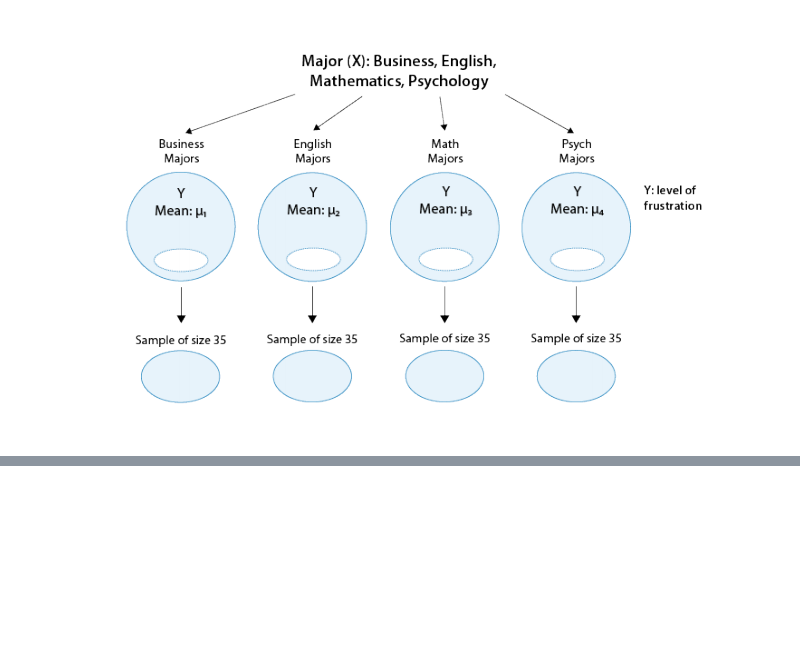
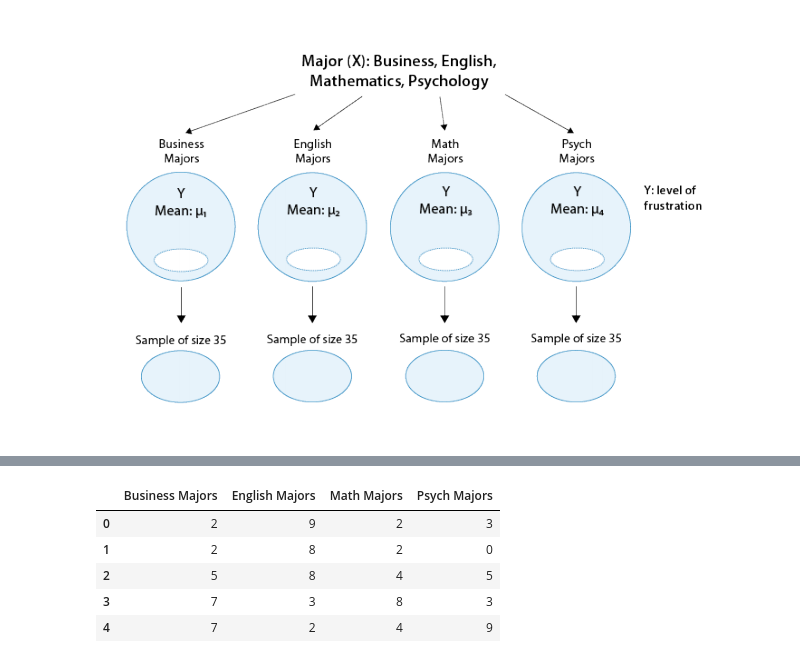
Before and after one commit to QuangThang2197/HK2, a Jupyter notebook: huong_dan_du_lieu_ANOVA.ipynb, the cells around one changed output, grey strips where cells are left out. Drawn from its saved outputs; the diff is of its cells as text; code cells hidden in the pictures; blank space fills up the shorter version.

```diff
--- a/huong_dan_du_lieu_ANOVA.ipynb
+++ b/huong_dan_du_lieu_ANOVA.ipynb
@@ -157,0 +136,17 @@ df_sv.head(10)
+# %%
+#Xây dựng dữ liệu mô phỏng
+Business = np.random.choice(10, 35)
+Math = np.random.choice(10, 35)
+English = np.random.choice(10, 35)
+Psych = np.random.choice(10, 35)
+# %%
+list_of_tuples = list(zip(Business, English, Math, Psych))
+df2 = pd.DataFrame(list_of_tuples, columns = ["Business Majors", "English Majors", "Math Majors", "Psych Majors"])
+df2.head()
+# %% [output]
+|  | Business Majors | English Majors | Math Majors | Psych Majors |
+| 0 | 2 | 9 | 2 | 3 |
+| 1 | 2 | 8 | 2 | 0 |
+| 2 | 5 | 8 | 4 | 5 |
+| 3 | 7 | 3 | 8 | 3 |
+| 4 | 7 | 2 | 4 | 9 |
```
Also changed, not shown: parts of 4 cells of this notebook.
